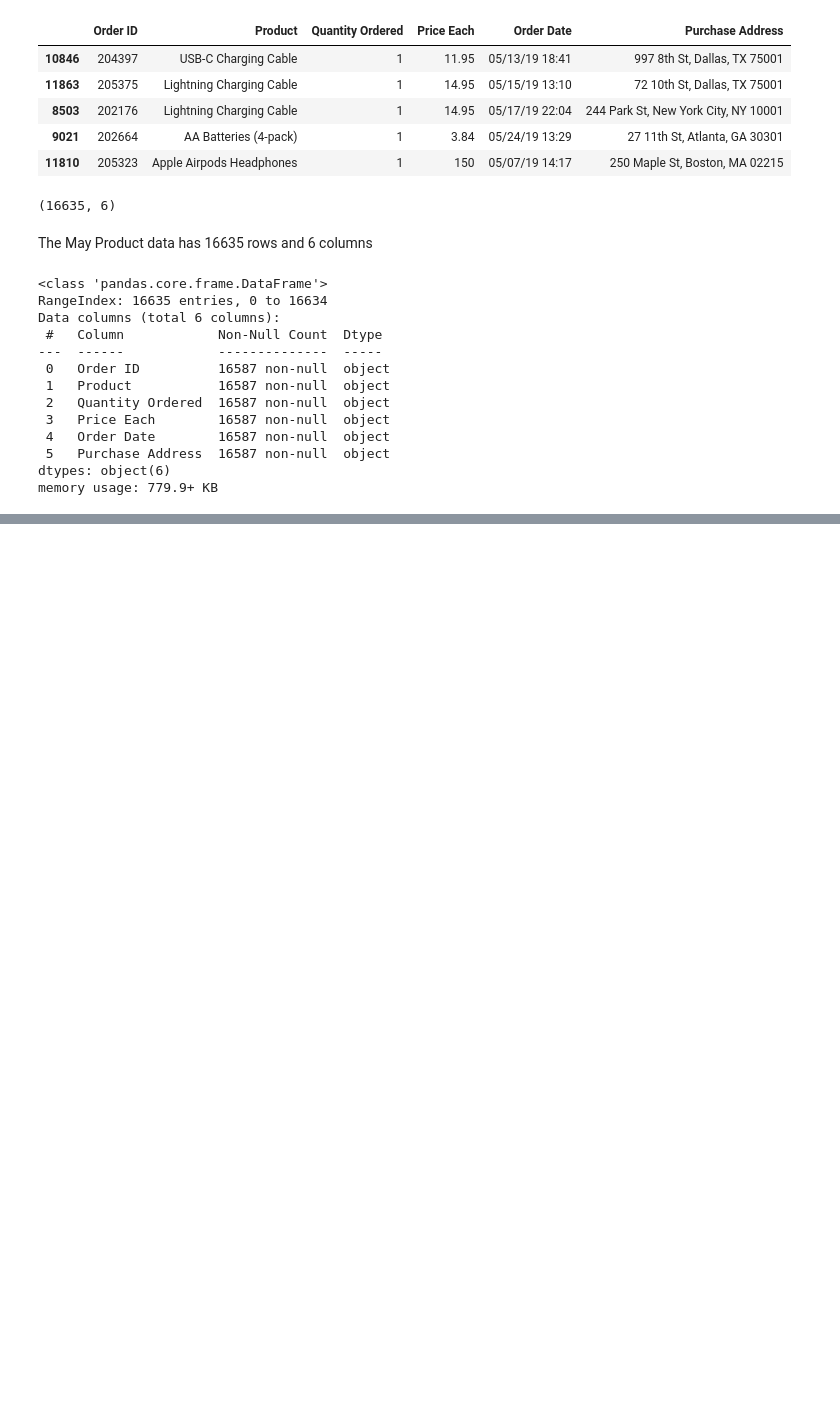
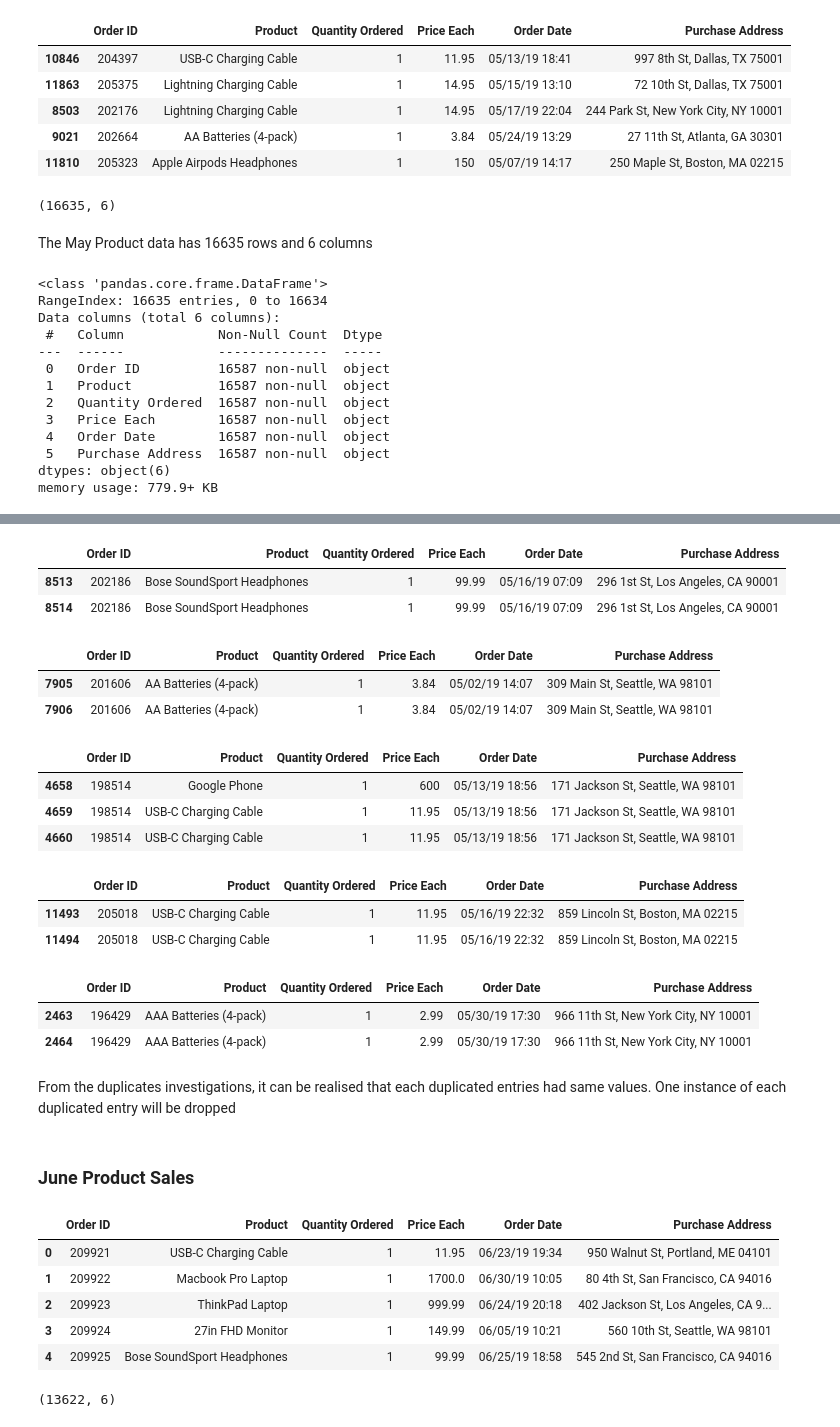
Before and after one commit to elvis-darko/Personal-Projects, a Jupyter notebook: FULL CYCLE PROJECTS/PRODUCT_SALES_ANALYSIS/Product_Sales_Data_Analysis.ipynb, the cells around one changed output, grey strips where cells are left out. Saved outputs shown, nothing was run; the diff lists cells and outputs as text; code cells hidden in the pictures; blank space fills up the shorter version.

```diff
--- a/FULL CYCLE PROJECTS/PRODUCT_SALES_ANALYSIS/Product_Sales_Data_Analysis.ipynb
+++ b/FULL CYCLE PROJECTS/PRODUCT_SALES_ANALYSIS/Product_Sales_Data_Analysis.ipynb
@@ -1068,0 +1131,43 @@ memory usage: 779.9+ KB
+# %%
+# Order ID --- 202186
+
+may_data[may_data["Order ID"] == "202186"]
+# %% [output]
+|  | Order ID | Product | Quantity Ordered | Price Each | Order Date | Purchase Address |
+| 8513 | 202186 | Bose SoundSport Headphones | 1 | 99.99 | 05/16/19 07:09 | 296 1st St, Los Angeles, CA 90001 |
+| 8514 | 202186 | Bose SoundSport Headphones | 1 | 99.99 | 05/16/19 07:09 | 296 1st St, Los Angeles, CA 90001 |
+# %%
+# Order ID --- 201606
+
+may_data[may_data["Order ID"] == "201606"]
+# %% [output]
+|  | Order ID | Product | Quantity Ordered | Price Each | Order Date | Purchase Address |
+| 7905 | 201606 | AA Batteries (4-pack) | 1 | 3.84 | 05/02/19 14:07 | 309 Main St, Seattle, WA 98101 |
+| 7906 | 201606 | AA Batteries (4-pack) | 1 | 3.84 | 05/02/19 14:07 | 309 Main St, Seattle, WA 98101 |
+# %%
+# Order ID --- 198514
+
+may_data[may_data["Order ID"] == "198514"]
+# %% [output]
+|  | Order ID | Product | Quantity Ordered | Price Each | Order Date | Purchase Address |
+| 4658 | 198514 | Google Phone | 1 | 600 | 05/13/19 18:56 | 171 Jackson St, Seattle, WA 98101 |
+| 4659 | 198514 | USB-C Charging Cable | 1 | 11.95 | 05/13/19 18:56 | 171 Jackson St, Seattle, WA 98101 |
+| 4660 | 198514 | USB-C Charging Cable | 1 | 11.95 | 05/13/19 18:56 | 171 Jackson St, Seattle, WA 98101 |
+# %%
+# Order ID --- 205018
+
+may_data[may_data["Order ID"] == "205018"]
+# %% [output]
+|  | Order ID | Product | Quantity Ordered | Price Each | Order Date | Purchase Address |
+| 11493 | 205018 | USB-C Charging Cable | 1 | 11.95 | 05/16/19 22:32 | 859 Lincoln St, Boston, MA 02215 |
+| 11494 | 205018 | USB-C Charging Cable | 1 | 11.95 | 05/16/19 22:32 | 859 Lincoln St, Boston, MA 02215 |
+# %%
+# Order ID --- 196429
+
+may_data[may_data["Order ID"] == "196429"]
+# %% [output]
+|  | Order ID | Product | Quantity Ordered | Price Each | Order Date | Purchase Address |
+| 2463 | 196429 | AAA Batteries (4-pack) | 1 | 2.99 | 05/30/19 17:30 | 966 11th St, New York City, NY 10001 |
+| 2464 | 196429 | AAA Batteries (4-pack) | 1 | 2.99 | 05/30/19 17:30 | 966 11th St, New York City, NY 10001 |
+# %% [markdown]
+From the duplicates investigations, it can be realised that each duplicated entries had same values. One instance of each duplicated entry will be dropped
@@ -1068,0 +1178,19 @@ memory usage: 779.9+ KB
+# %% [markdown]
+### June Product Sales
+# %%
+# Checking the head of the June product sales data
+
+jun_data.head()
+# %% [output]
+|  | Order ID | Product | Quantity Ordered | Price Each | Order Date | Purchase Address |
+| 0 | 209921 | USB-C Charging Cable | 1 | 11.95 | 06/23/19 19:34 | 950 Walnut St, Portland, ME 04101 |
+| 1 | 209922 | Macbook Pro Laptop | 1 | 1700.0 | 06/30/19 10:05 | 80 4th St, San Francisco, CA 94016 |
+| 2 | 209923 | ThinkPad Laptop | 1 | 999.99 | 06/24/19 20:18 | 402 Jackson St, Los Angeles, CA 9... |
+| 3 | 209924 | 27in FHD Monitor | 1 | 149.99 | 06/05/19 10:21 | 560 10th St, Seattle, WA 98101 |
+| 4 | 209925 | Bose SoundSport Headphones | 1 | 99.99 | 06/25/19 18:58 | 545 2nd St, San Francisco, CA 94016 |
+# %%
+# Check the shape of the data
+
+jun_data.shape
+# %% [output]
+(13622, 6)
```
Also changed, not shown: parts of 31 cells of this notebook.
